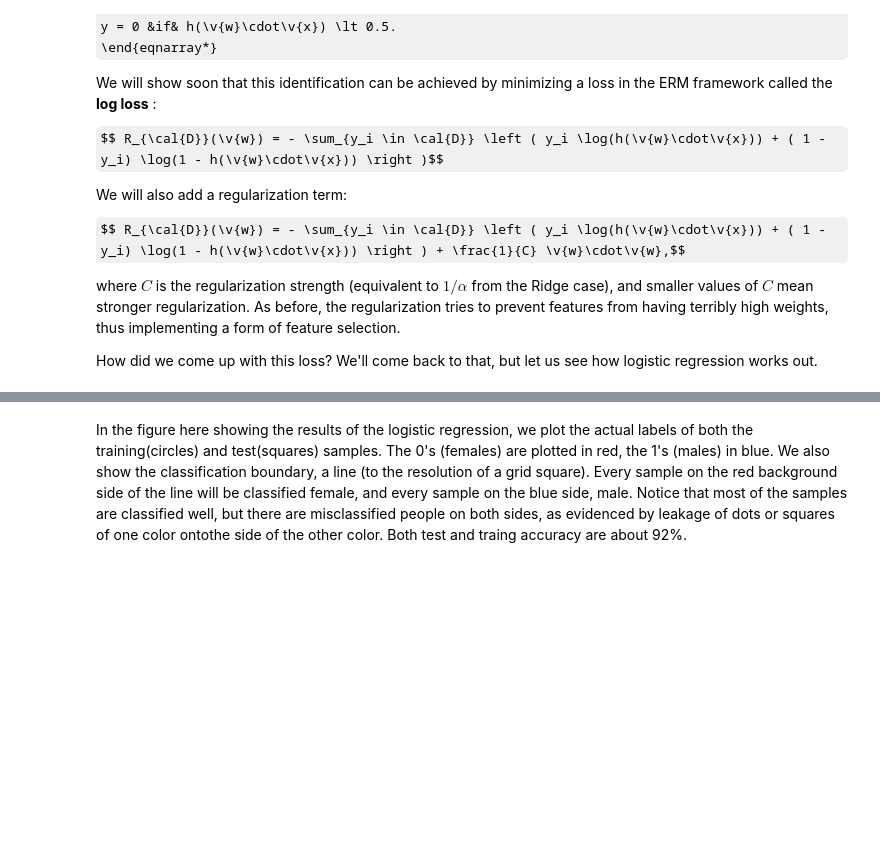
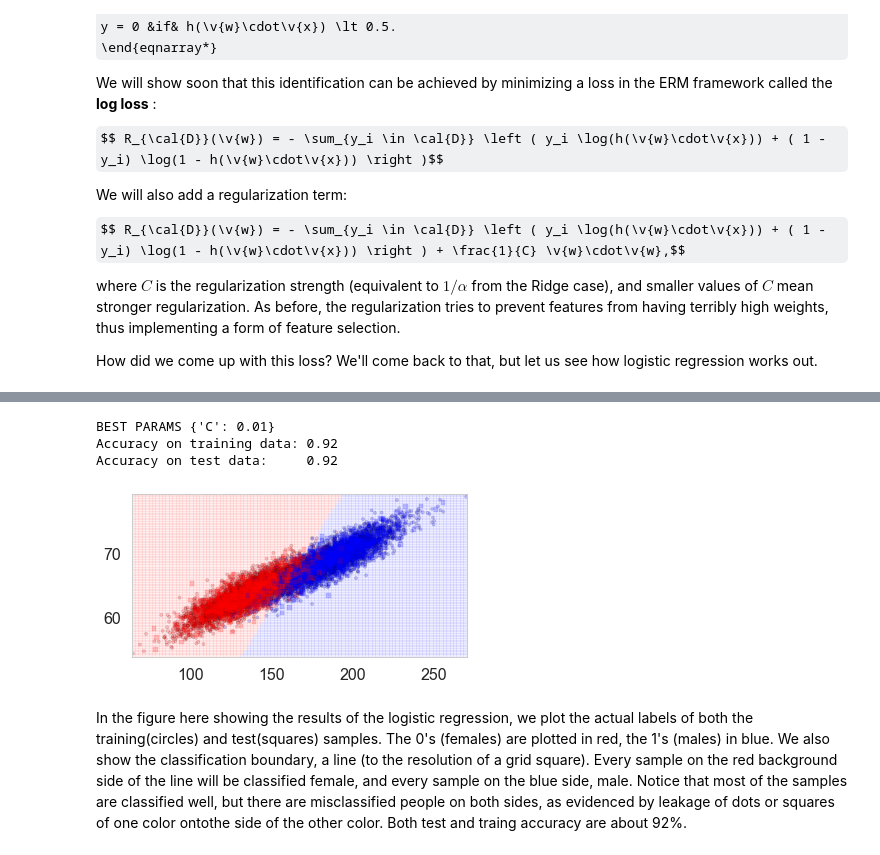
Before and after one commit to JCardenasRdz/SpringBoard, a Jupyter notebook: Projects/16_Logistic_Regression/Mini_Project_Logistic_Regression_Solution.ipynb, the cells around one changed output, grey strips where cells are left out. Drawn from its saved outputs; the diff is of its cells as text; code cells hidden in the pictures; some formulas as TeX source; blank space fills up the shorter version.

Commit message:
Finished Logistic Regression

```diff
--- a/Projects/16_Logistic_Regression/Mini_Project_Logistic_Regression_Solution.ipynb
+++ b/Projects/16_Logistic_Regression/Mini_Project_Logistic_Regression_Solution.ipynb
@@ -224,0 +253,8 @@ Cs = [0.001, 0.1, 1, 10, 100]
+# %%
+# your turn
+# I am goin to test all C values used in the previous section
+Cs = [0.001, 0.1, 1, 10, 100]
+for i in range(5):
+    clf = LogisticRegression(C=Cs[i])
+    clf.fit(Xlr, ylr)
+    print(accuracy_score(clf.predict(Xtestlr), ytestlr))
@@ -335,10 +419,16 @@ dflog.head()
 clf_l, Xtrain_l, ytrain_l, Xtest_l, ytest_l  = do_classify(LogisticRegression(),
                                                            {"C": [0.01, 0.1, 1, 10, 100]},
                                                            dflog, ['Weight', 'Height'], 'Gender','Male')
+# %% [output]
+BEST PARAMS {'C': 0.01}
+Accuracy on training data: 0.92
+Accuracy on test data:     0.92
 # %%
-plt.figure()
+plt.figure(figsize=(6,3))
 ax=plt.gca()
 points_plot(ax, Xtrain_l, Xtest_l, ytrain_l, ytest_l, clf_l, alpha=0.2);
+# %% [output]
+[figure, added]
 # %% [markdown]
 In the figure here showing the results of the logistic regression, we plot the actual labels of both the training(circles) and test(squares) samples. The 0's (females) are plotted in red, the 1's (males) in blue. We also show the classification boundary, a line (to the resolution of a grid square). Every sample on the red background side of the line will be classified female, and every sample on the blue side, male. Notice that most of the samples are classified well, but there are misclassified people on both sides, as evidenced by leakage of dots or squares of one color ontothe side of the other color. Both test and traing accuracy are about 92%.
 # %% [markdown]
```
Also changed, not shown: parts of 20 cells of this notebook, 3 other files.
